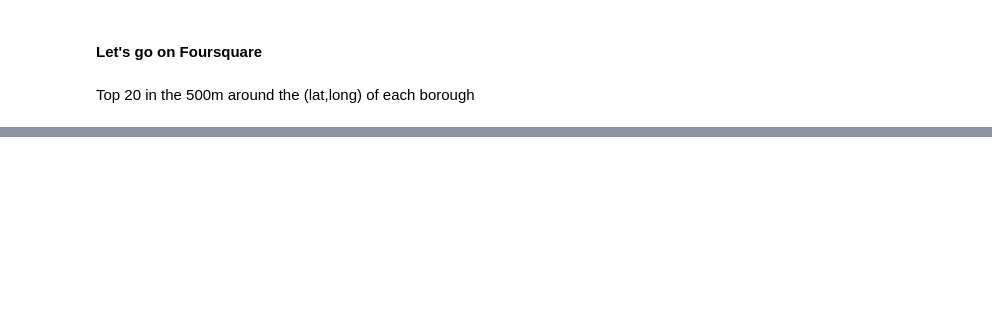
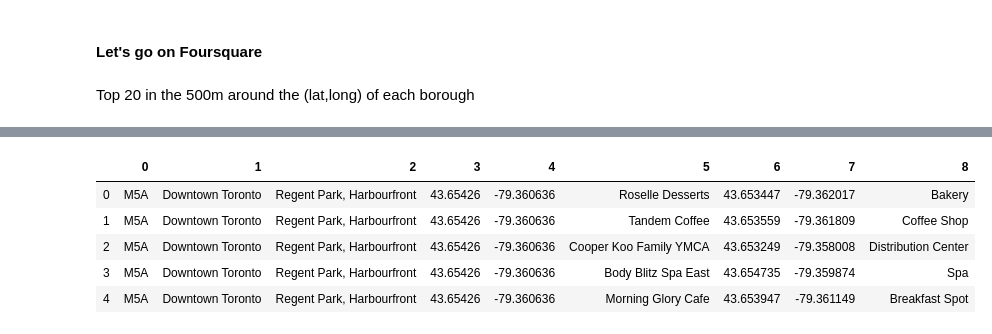
Before and after one commit to gillesw/capstone_ibm, a Jupyter notebook: Module 3/Module3-part3.ipynb, the cells around one changed output, grey strips where cells are left out. Cells and saved outputs as stored; diff of their text form; code cells hidden in the pictures; blank space fills up the shorter version.

```diff
--- a/Module 3/Module3-part3.ipynb
+++ b/Module 3/Module3-part3.ipynb
@@ -260,9 +260,9 @@ for la, lo, post, borough, neighborhood in zip(tt_df['Latitude'], tt_df['Longitu
         la, lo,
         r, limit)
 
-    results = requests.get(url).json()["response"]['groups'][0]['items']
+    rget = requests.get(url).json()["response"]['groups'][0]['items']
 
-    for venue in results:
+    for venue in rget:
         venues.append((
             post,
             borough,
@@ -273,12 +273,3 @@ for la, lo, post, borough, neighborhood in zip(tt_df['Latitude'], tt_df['Longitu
             venue['venue']['location']['lat'],
             venue['venue']['location']['lng'],
             venue['venue']['categories'][0]['name']))
-# %%
-limit=20
-r=500
-
-venues=[]
-
-for la, lo, post, borough, neighborhood in zip(tt_df['Latitude'], tt_df['Longitude'], tt_df['PostalCode'],
-                                               tt_df['Borough'], tt_df['Neighborhood']):
-    print(la,lo,post,borough,neighborhood)
@@ -286,0 +307,11 @@ NameError: name 'tt_df' is not defined
+# %%
+v_df=pd.DataFrame(venues)
+# %%
+v_df.head()
+# %% [output]
+|  | 0 | 1 | 2 | 3 | 4 | 5 | 6 | 7 | 8 |
+| 0 | M5A | Downtown Toronto | Regent Park, Harbourfront | 43.65426 | -79.360636 | Roselle Desserts | 43.653447 | -79.362017 | Bakery |
+| 1 | M5A | Downtown Toronto | Regent Park, Harbourfront | 43.65426 | -79.360636 | Tandem Coffee | 43.653559 | -79.361809 | Coffee Shop |
+| 2 | M5A | Downtown Toronto | Regent Park, Harbourfront | 43.65426 | -79.360636 | Cooper Koo Family YMCA | 43.653249 | -79.358008 | Distribution Center |
+| 3 | M5A | Downtown Toronto | Regent Park, Harbourfront | 43.65426 | -79.360636 | Body Blitz Spa East | 43.654735 | -79.359874 | Spa |
+| 4 | M5A | Downtown Toronto | Regent Park, Harbourfront | 43.65426 | -79.360636 | Morning Glory Cafe | 43.653947 | -79.361149 | Breakfast Spot |
```
Also changed, not shown: parts of 5 cells of this notebook.
